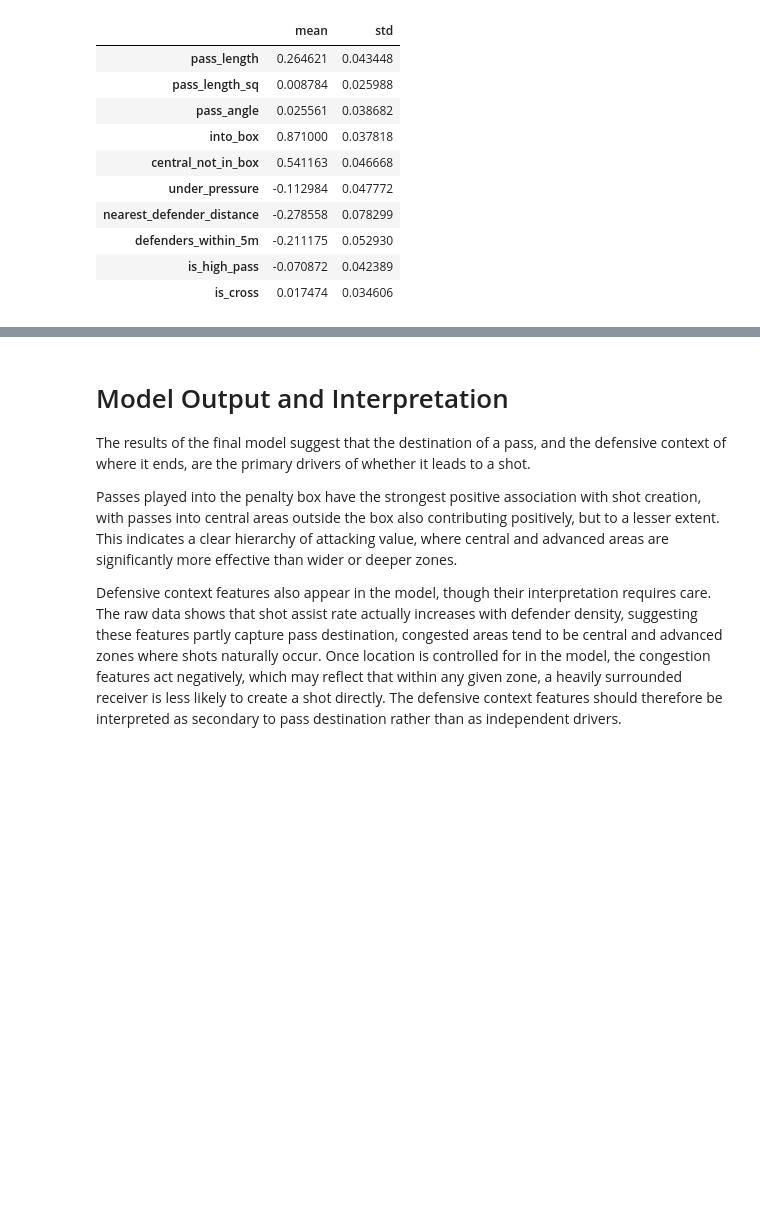
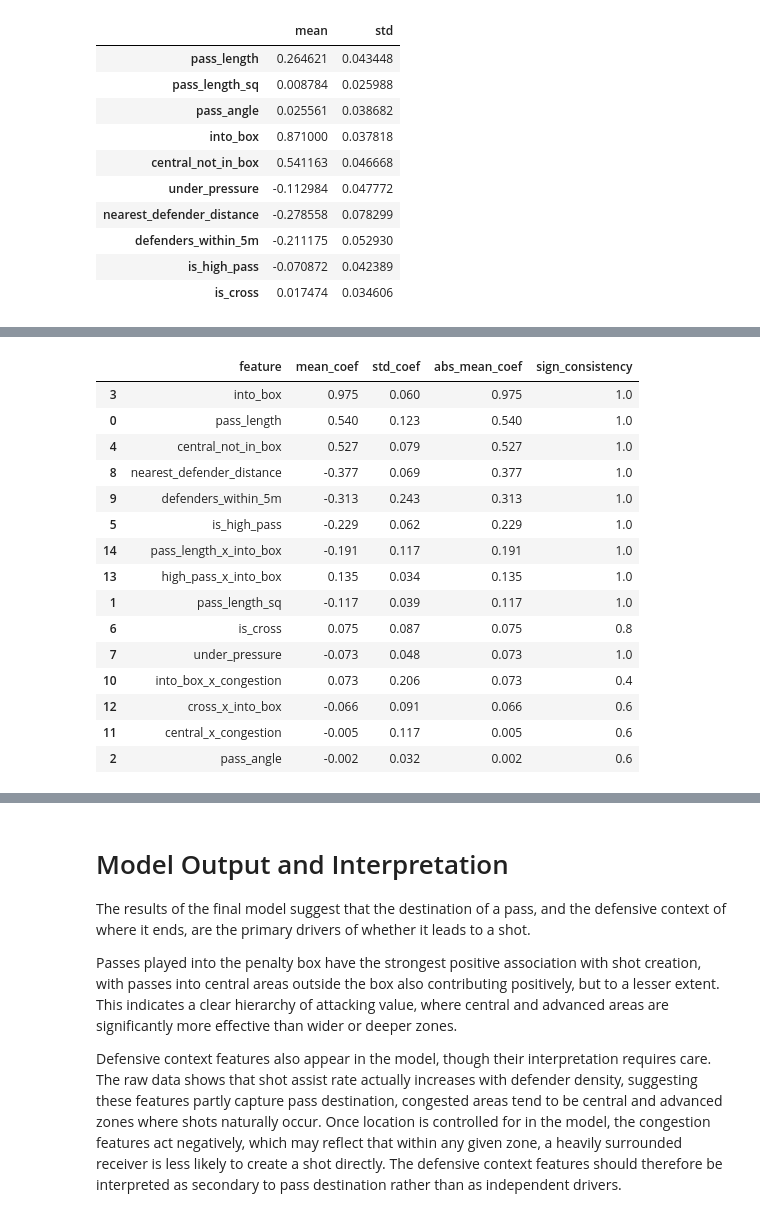
Before and after one commit to samforrest14/dcfc-data-scientist-task, a Jupyter notebook: project_outputs/dcfc_data_science_task.ipynb, the cells around one changed output, grey strips where cells are left out. Drawn from its saved outputs; the diff is of its cells as text; code cells hidden in the pictures; blank space fills up the shorter version.

```diff
--- a/project_outputs/dcfc_data_science_task.ipynb
+++ b/project_outputs/dcfc_data_science_task.ipynb
@@ -1341,0 +1490,23 @@ coef_stability.describe().T[['mean', 'std']]
+# %%
+base_features = [
+    "pass_length",
+    "pass_length_sq",
+    "pass_angle",
+    "into_box",
+    "central_not_in_box",
+    "is_high_pass",
+    "is_cross",
+    "under_pressure",
+    "nearest_defender_distance",
+    "defenders_within_5m",
+]
+
+interaction_features = [
+    "into_box_x_congestion",
+    "central_x_congestion",
+    "cross_x_into_box",
+    "high_pass_x_into_box",
+    "pass_length_x_into_box",
+]
+
+features_with_interactions = base_features + interaction_features
@@ -1341,0 +1605,20 @@ coef_stability.describe().T[['mean', 'std']]
+# %%
+# View interaction model results
+inter_results["stability_df"].round(3)
+# %% [output]
+|  | feature | mean_coef | std_coef | abs_mean_coef | sign_consistency |
+| 3 | into_box | 0.975 | 0.060 | 0.975 | 1.0 |
+| 0 | pass_length | 0.540 | 0.123 | 0.540 | 1.0 |
+| 4 | central_not_in_box | 0.527 | 0.079 | 0.527 | 1.0 |
+| 8 | nearest_defender_distance | -0.377 | 0.069 | 0.377 | 1.0 |
+| 9 | defenders_within_5m | -0.313 | 0.243 | 0.313 | 1.0 |
+| 5 | is_high_pass | -0.229 | 0.062 | 0.229 | 1.0 |
+| 14 | pass_length_x_into_box | -0.191 | 0.117 | 0.191 | 1.0 |
+| 13 | high_pass_x_into_box | 0.135 | 0.034 | 0.135 | 1.0 |
+| 1 | pass_length_sq | -0.117 | 0.039 | 0.117 | 1.0 |
+| 6 | is_cross | 0.075 | 0.087 | 0.075 | 0.8 |
+| 7 | under_pressure | -0.073 | 0.048 | 0.073 | 1.0 |
+| 10 | into_box_x_congestion | 0.073 | 0.206 | 0.073 | 0.4 |
+| 12 | cross_x_into_box | -0.066 | 0.091 | 0.066 | 0.6 |
+| 11 | central_x_congestion | -0.005 | 0.117 | 0.005 | 0.6 |
+| 2 | pass_angle | -0.002 | 0.032 | 0.002 | 0.6 |
```
Also changed, not shown: parts of 20 cells of this notebook, 1 other file.
